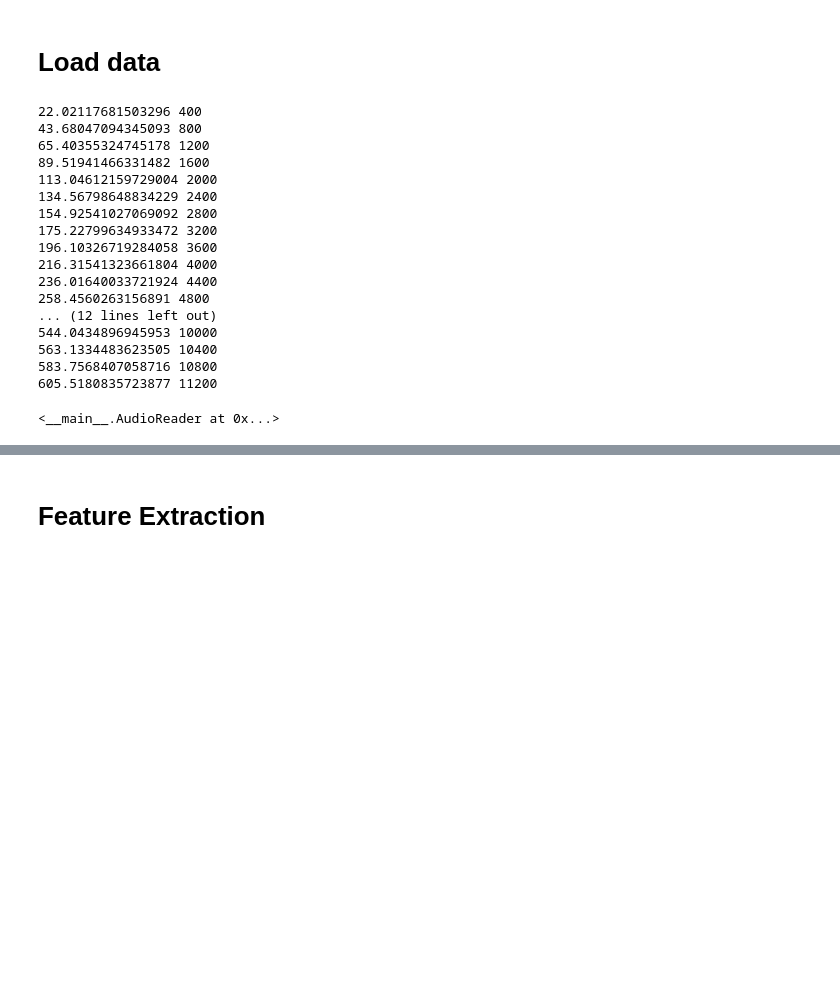
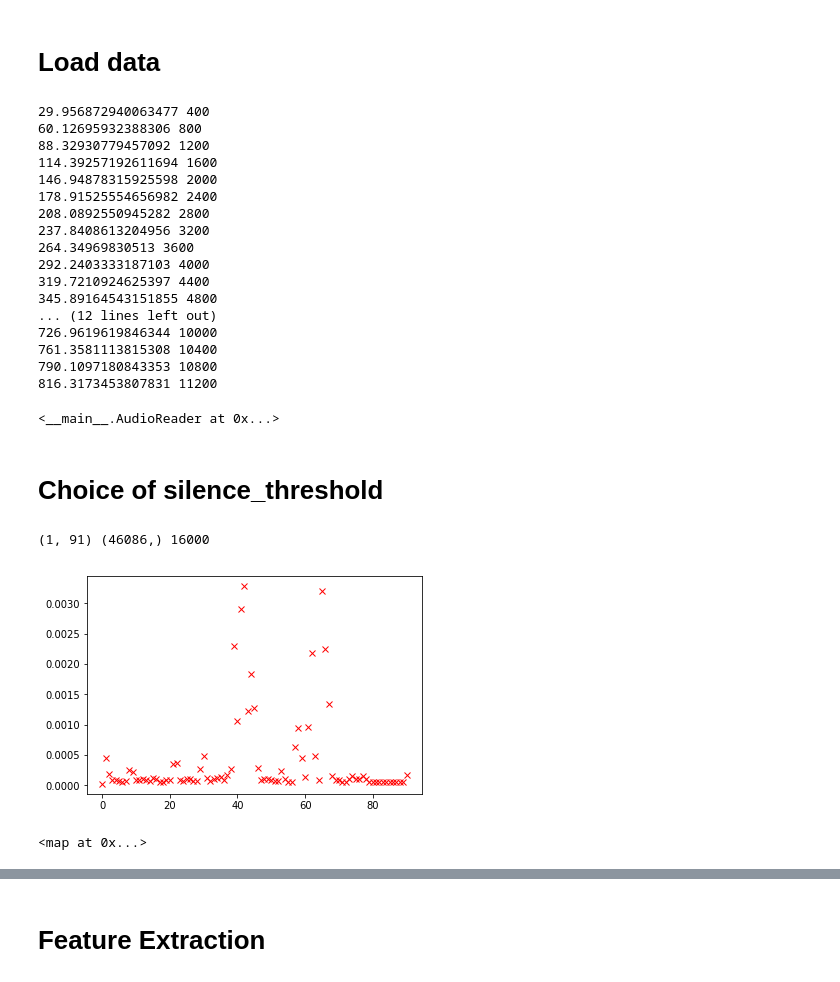
Before and after one commit to nasretdinovr/mlschool.speechpro, a Jupyter notebook: submit.ipynb, the cells around one changed output, grey strips where cells are left out. Saved outputs shown, nothing was run; the diff lists cells and outputs as text; code cells hidden in the pictures; blank space fills up the shorter version.

```diff
--- a/submit.ipynb
+++ b/submit.ipynb
@@ -123,26 +136,23 @@ class AudioReader(object):
 # %%
-audio_dir = './data_v_7_stc/audio'
-sample_rate = 16000
-silence_threshold = 7e-4
-audio_reader = AudioReader(audio_dir,sr,silence_threshold=silence_threshold)
+audio_reader = AudioReader(audio_dir,sr,silence_threshold=silence_threshold,load_size=None)
 audio_reader.read()
 # %% [output]
-22.02117681503296 400
-43.68047094345093 800
-65.40355324745178 1200
-89.51941466331482 1600
-113.04612159729004 2000
-134.56798648834229 2400
-154.92541027069092 2800
-175.22799634933472 3200
-196.10326719284058 3600
-216.31541323661804 4000
-236.01640033721924 4400
-258.4560263156891 4800
+29.956872940063477 400
+60.12695932388306 800
+88.32930779457092 1200
+114.39257192611694 1600
+146.94878315925598 2000
+178.91525554656982 2400
+208.0892550945282 2800
+237.8408613204956 3200
+264.34969830513 3600
+292.2403333187103 4000
+319.7210924625397 4400
+345.89164543151855 4800
 ... (12 lines left out)
-544.0434896945953 10000
-563.1334483623505 10400
-583.7568407058716 10800
-605.5180835723877 11200
+726.9619619846344 10000
+761.3581113815308 10400
+790.1097180843353 10800
+816.3173453807831 11200
 <__main__.AudioReader at 0x...>
 # %%
@@ -153,0 +166,19 @@ meta['label'] = meta['label'].map(to)
+# %% [markdown]
+# Choice of silence_threshold
+# %%
+path = './data_v_7_stc/audio/background_0019_time_stretch_13.wav'
+sr = 16000
+audio, _ = librosa.load(path, sr=sr, mono=True)
+energy = librosa.feature.rmse(audio, frame_length=512)
+print (energy.shape, audio.shape, 16000)
+plt.plot(energy.reshape(-1), 'rx');
+# %% [output]
+(1, 91) (46086,) 16000
+[figure, added]
+# %%
+files = find_files('./data_v_7_stc/audio')
+files[0].split('/')[-1].split('_')[0]
+def get_type(a):
+    return a.split('/')[-1].split('_')[0]
+# %% [output]
+<map at 0x...>
```
Also changed, not shown: parts of 34 cells of this notebook.
